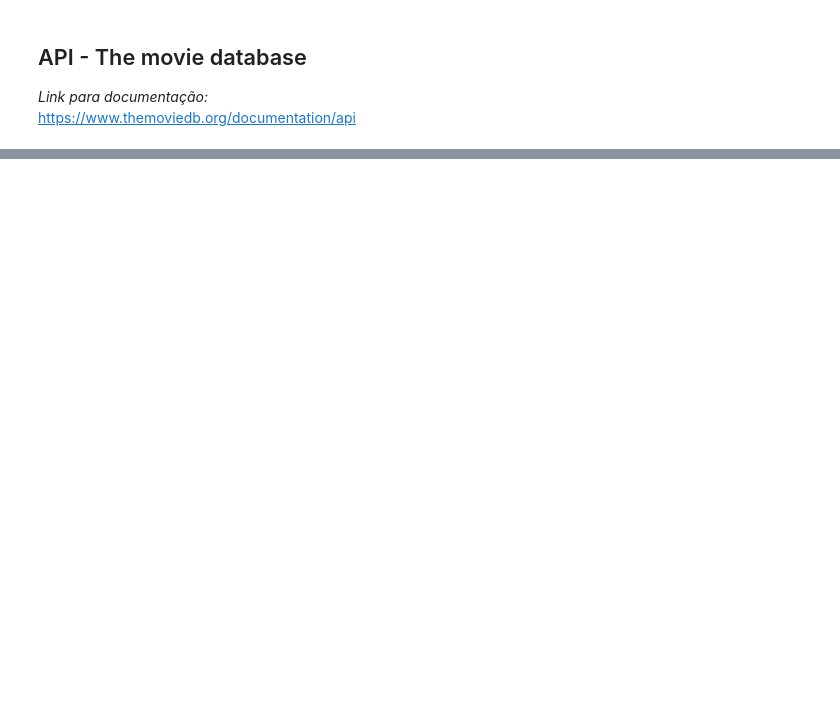
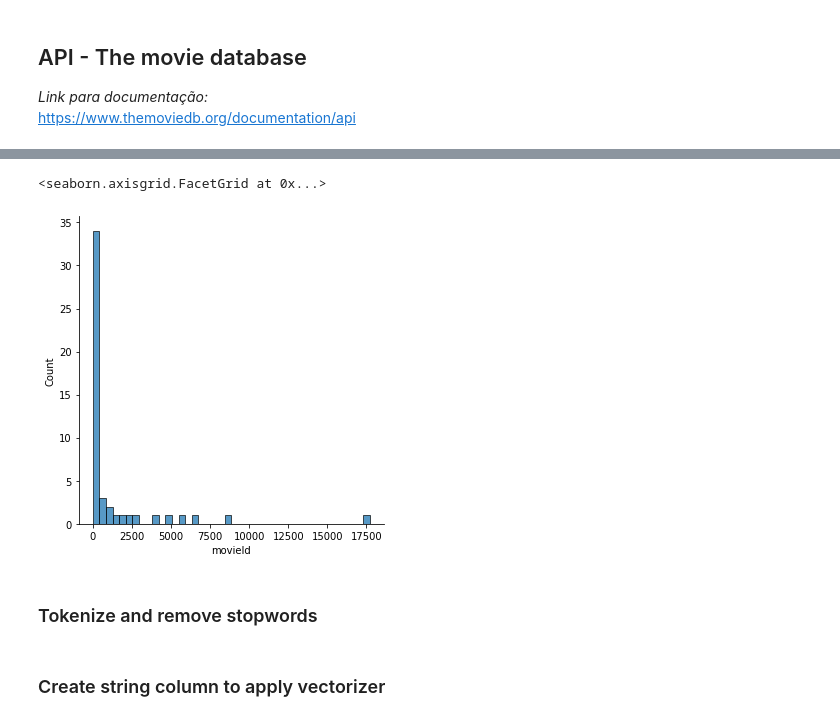
Before and after one commit to joaquim-oliveira-neto/rogue, a Jupyter notebook: notebooks/roger-exploration.ipynb, the cells around one changed output, grey strips where cells are left out. Cells and saved outputs as stored; diff of their text form; code cells hidden in the pictures; blank space fills up the shorter version.

```diff
--- a/notebooks/roger-exploration.ipynb
+++ b/notebooks/roger-exploration.ipynb
@@ -328,0 +187,2 @@ https://www.themoviedb.org/documentation/api
+# %%
+movies_kw['keywords_count'] = movies_kw['keywords'].map(lambda x : len(x))
@@ -328,0 +215,6 @@ https://www.themoviedb.org/documentation/api
+# %%
+movies_kw_plot = movies_kw.drop(columns=['keywords'])
+# %%
+movies_kw_plot = movies_kw_plot[movies_kw_plot['keywords_count'] != 0]
+# %%
+movies_kw_plot = movies_kw_plot[movies_kw_plot['keywords_count'] != [74,59,50,49,46,45,44,43]]
@@ -328,0 +246,7 @@ https://www.themoviedb.org/documentation/api
+# %%
+sns.displot(movies_kw_plot.groupby(['keywords_count']).count(),x="movieId")
+# %% [output]
+<seaborn.axisgrid.FacetGrid at 0x...>
+[figure, added]
+# %% [markdown]
+### Tokenize and remove stopwords
@@ -328,0 +264,2 @@ https://www.themoviedb.org/documentation/api
+# %% [markdown]
+### Create string column to apply vectorizer
```
Also changed, not shown: parts of 104 cells of this notebook, 3 other files.
